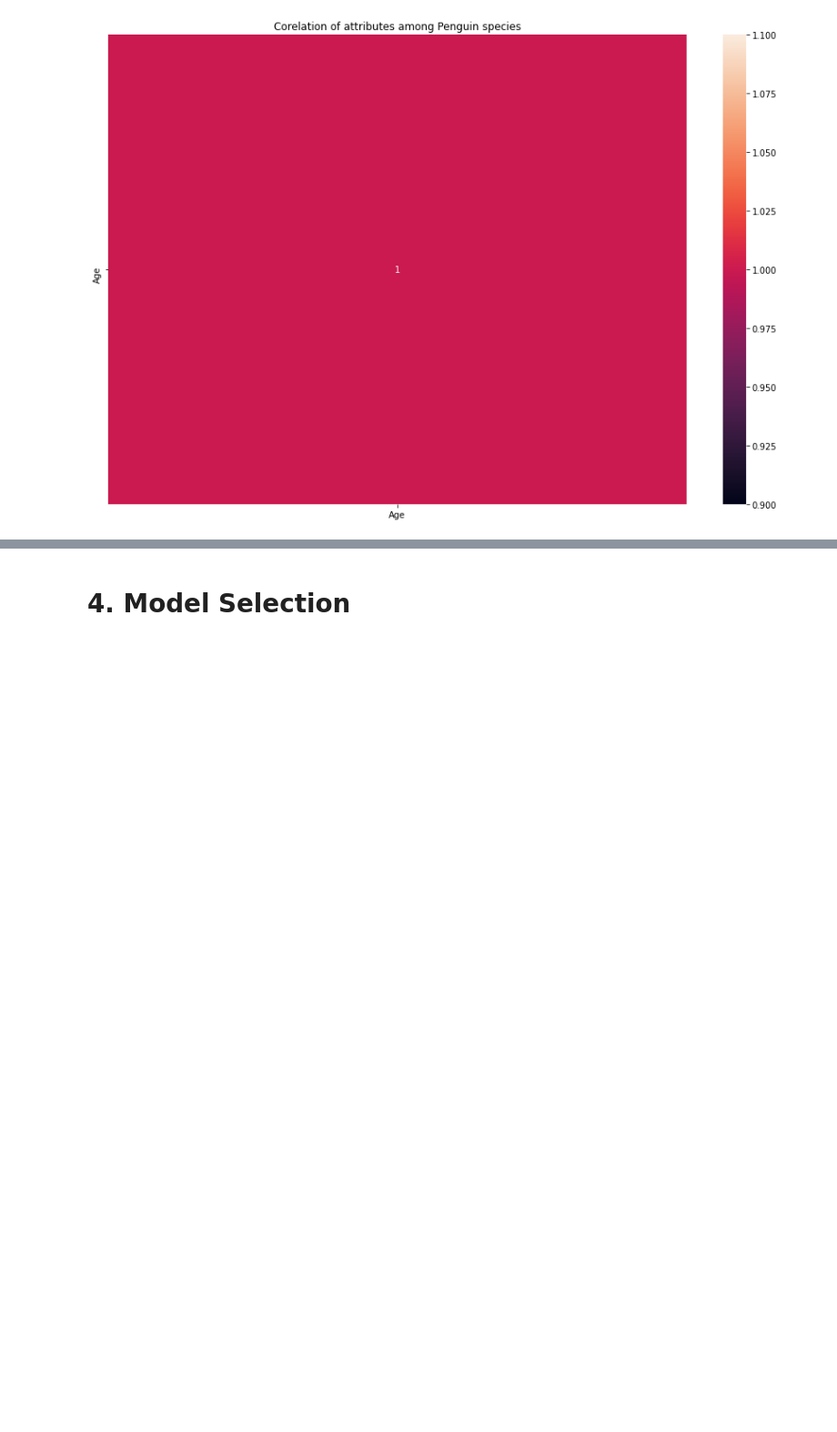
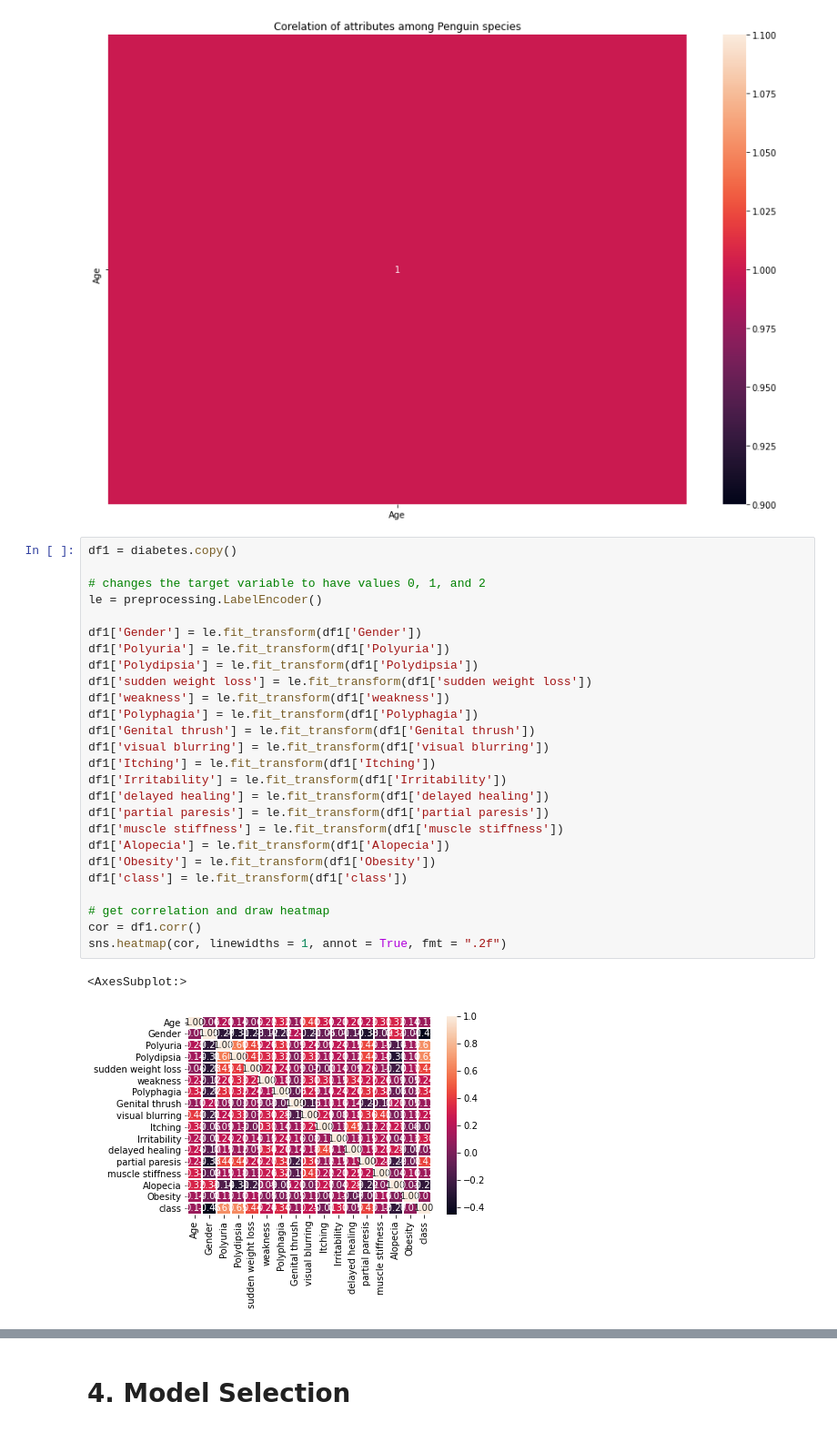
Before and after one commit to jeff1hwang/PIC16B_Diabetes_Prediction_Project, a Jupyter notebook: Diabetes-Prediction-Modeling.ipynb, the cells around one changed output, grey strips where cells are left out. Shown at 91% size. Saved outputs shown, nothing was run; the diff lists cells and outputs as text; blank space fills up the shorter version.

Commit message:
Added  the Data visualization with correlation

```diff
--- a/Diabetes-Prediction-Modeling.ipynb
+++ b/Diabetes-Prediction-Modeling.ipynb
@@ -55,3 +55,32 @@ sns.heatmap(train.corr(),annot=True).set_title("Corelation of attributes among P
 plt.show()
 # %% [output]
 [figure]
+# %%
+df1 = diabetes.copy()
+
+# changes the target variable to have values 0, 1, and 2
+le = preprocessing.LabelEncoder()
+
+df1['Gender'] = le.fit_transform(df1['Gender'])
+df1['Polyuria'] = le.fit_transform(df1['Polyuria'])
+df1['Polydipsia'] = le.fit_transform(df1['Polydipsia'])
+df1['sudden weight loss'] = le.fit_transform(df1['sudden weight loss'])
+df1['weakness'] = le.fit_transform(df1['weakness'])
+df1['Polyphagia'] = le.fit_transform(df1['Polyphagia'])
+df1['Genital thrush'] = le.fit_transform(df1['Genital thrush'])
+df1['visual blurring'] = le.fit_transform(df1['visual blurring'])
+df1['Itching'] = le.fit_transform(df1['Itching'])
+df1['Irritability'] = le.fit_transform(df1['Irritability'])
+df1['delayed healing'] = le.fit_transform(df1['delayed healing'])
+df1['partial paresis'] = le.fit_transform(df1['partial paresis'])
+df1['muscle stiffness'] = le.fit_transform(df1['muscle stiffness'])
+df1['Alopecia'] = le.fit_transform(df1['Alopecia'])
+df1['Obesity'] = le.fit_transform(df1['Obesity'])
+df1['class'] = le.fit_transform(df1['class'])
+
+# get correlation and draw heatmap
+cor = df1.corr()
+sns.heatmap(cor, linewidths = 1, annot = True, fmt = ".2f")
+# %% [output]
+<AxesSubplot:>
+[figure, added]
```
Also changed, not shown: parts of 2 cells of this notebook.
